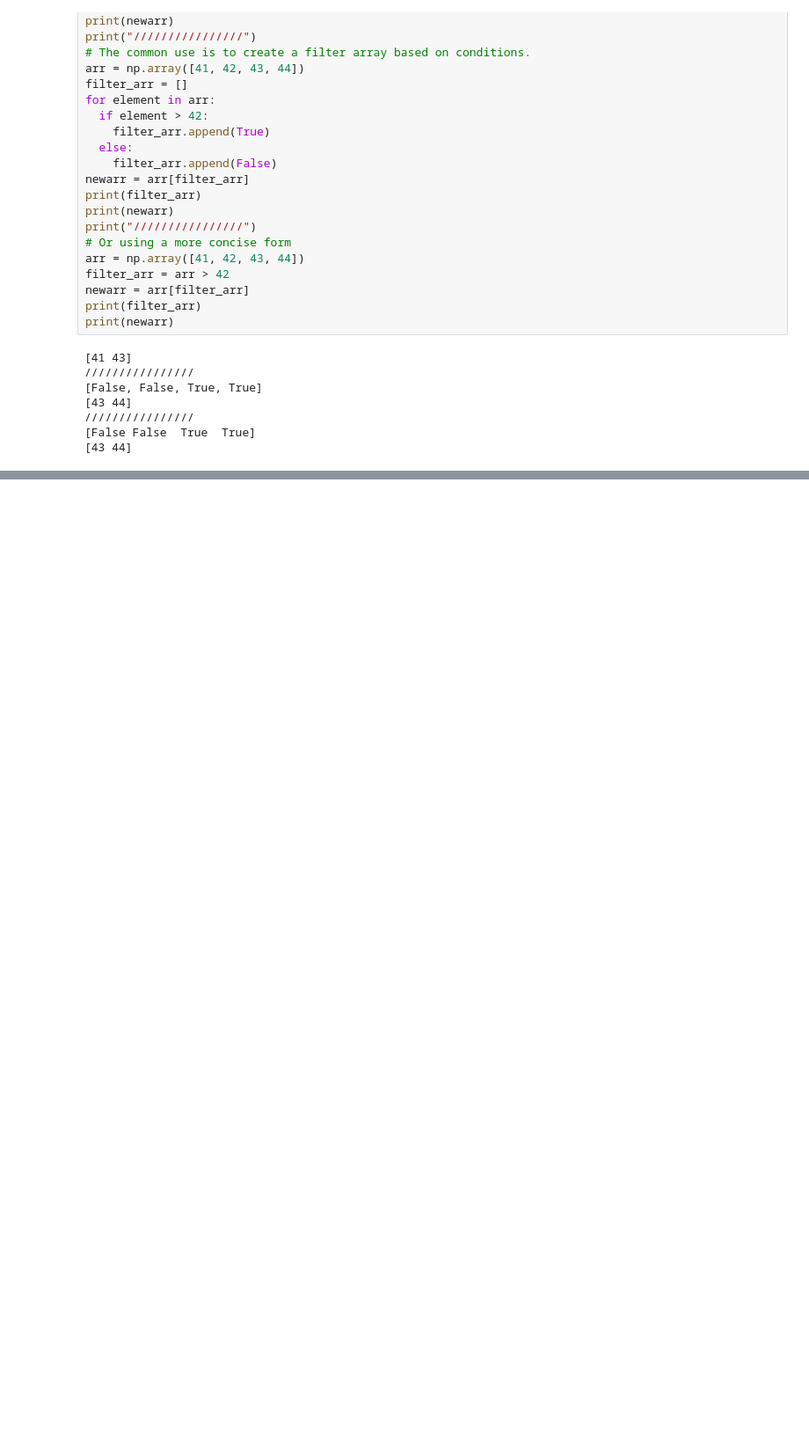
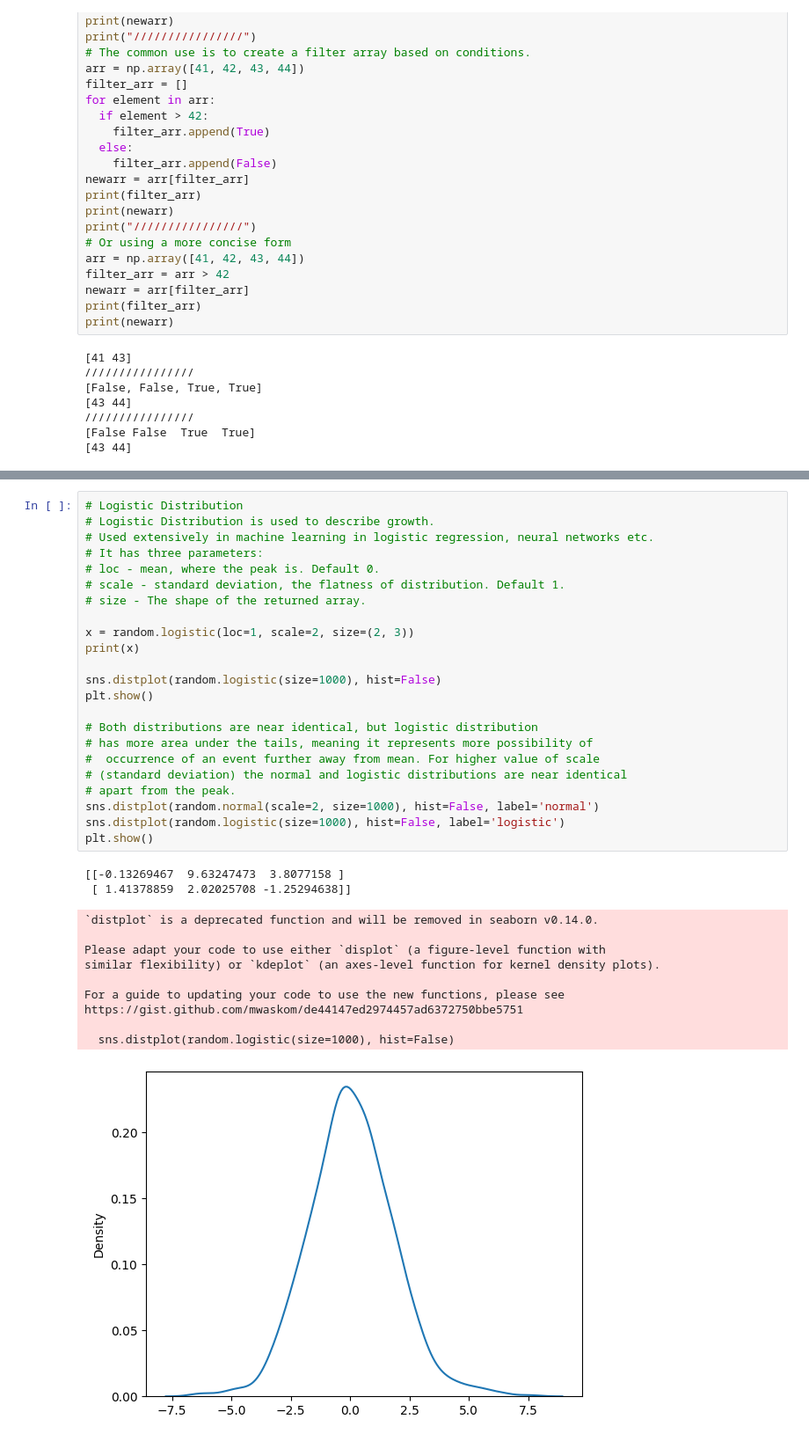
Before and after one commit to FrancoCanova01/ML, a Jupyter notebook: Others/numpy.ipynb, the cells around one changed output, grey strips where cells are left out. Shown at 88% size. Cells and saved outputs as stored; diff of their text form; blank space fills up the shorter version.

```diff
--- a/Others/numpy.ipynb
+++ b/Others/numpy.ipynb
@@ -467,0 +705,36 @@ print(newarr)
+# %%
+# Logistic Distribution
+# Logistic Distribution is used to describe growth.
+# Used extensively in machine learning in logistic regression, neural networks etc.
+# It has three parameters:
+# loc - mean, where the peak is. Default 0.
+# scale - standard deviation, the flatness of distribution. Default 1.
+# size - The shape of the returned array.
+
+x = random.logistic(loc=1, scale=2, size=(2, 3))
+print(x)
+
+sns.distplot(random.logistic(size=1000), hist=False)
+plt.show()
+
+# Both distributions are near identical, but logistic distribution
+# has more area under the tails, meaning it represents more possibility of
+#  occurrence of an event further away from mean. For higher value of scale
+# (standard deviation) the normal and logistic distributions are near identical
+# apart from the peak.
+sns.distplot(random.normal(scale=2, size=1000), hist=False, label='normal')
+sns.distplot(random.logistic(size=1000), hist=False, label='logistic')
+plt.show()
+# %% [output]
+[[-0.13269467  9.63247473  3.8077158 ]
+ [ 1.41378859  2.02025708 -1.25294638]]
+`distplot` is a deprecated function and will be removed in seaborn v0.14.0.
+
+Please adapt your code to use either `displot` (a figure-level function with
+similar flexibility) or `kdeplot` (an axes-level function for kernel density plots).
+
+For a guide to updating your code to use the new functions, please see
+https://gist.github.com/mwaskom/de44147ed2974457ad6372750bbe5751
+
+  sns.distplot(random.logistic(size=1000), hist=False)
+[figure, added]
```
Also changed, not shown: parts of 31 cells of this notebook, 7 other files.
